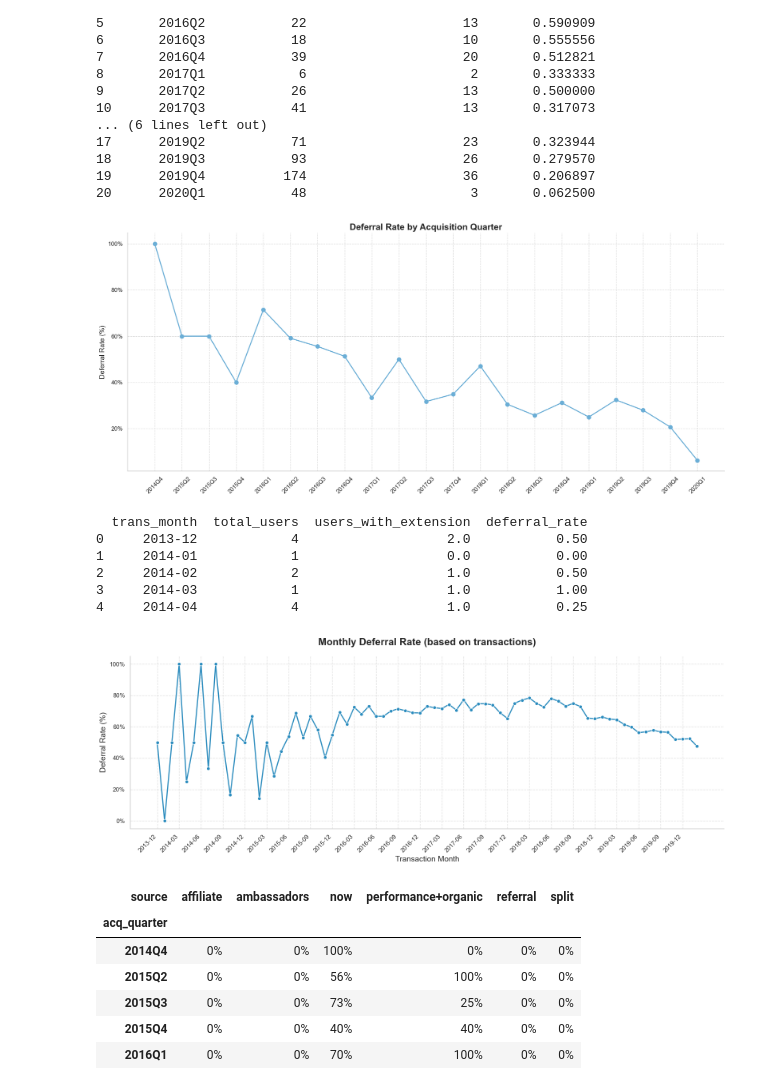
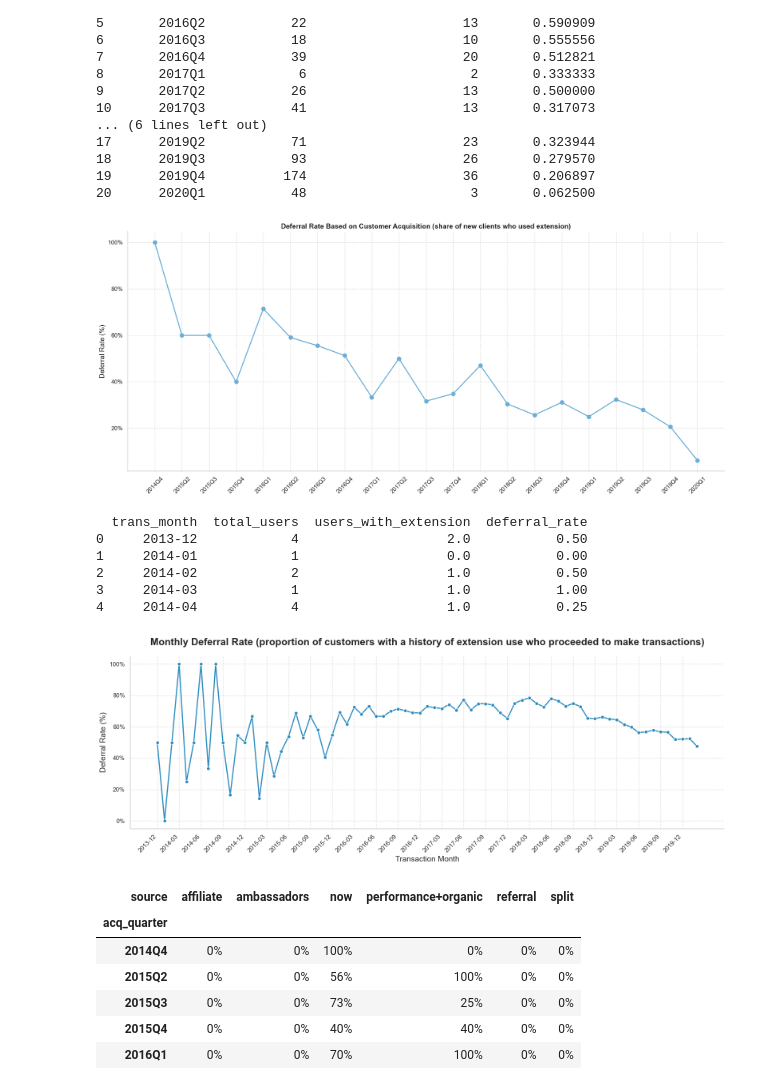
Before and after one commit to akorablov/Project_Twisto, a Jupyter notebook: twisto_project/4_Deferral_rate_analysis.ipynb, the cells around one changed output. Cells and saved outputs as stored; diff of their text form; code cells hidden in the pictures.

Commit message:
refined code and saved images

```diff
--- a/twisto_project/4_Deferral_rate_analysis.ipynb
+++ b/twisto_project/4_Deferral_rate_analysis.ipynb
@@ -175,7 +175,7 @@ plt.plot(
 )
 
 # Title and axis labels with larger fonts
-plt.title('Deferral Rate by Acquisition Quarter', fontsize=18, fontweight='bold')
+plt.title('Deferral Rate Based on Customer Acquisition (share of new clients who used extension)', fontsize=14, fontweight='bold')
 plt.xlabel('', fontsize=14)
 plt.ylabel('Deferral Rate (%)', fontsize=14)
 
@@ -191,7 +191,7 @@ sns.despine(top=True, right=True)
 plt.tight_layout()
 plt.show()
 # %% [output]
-[figure, old version]
+[figure, new version]
 # %%
 df_transactions['date_created'] = pd.to_datetime(df_transactions['date_created'], errors='coerce')
 df_transactions['trans_month'] = df_transactions['date_created'].dt.to_period('M')
@@ -232,35 +232,35 @@ plt.figure(figsize=(16,6))
 # Line chart for deferral rate
 sns.lineplot(
     data=monthly_deferral,
     x=monthly_deferral['trans_month'].astype(str),
     y='deferral_rate',
     marker='o',
     linewidth=2,
     markersize=6,
     color='#2b8cbe'
 )
 
 # Title and labels
-plt.title('Monthly Deferral Rate (based on transactions)', fontsize=18, fontweight='bold', pad=20)
+plt.title('Monthly Deferral Rate (proportion of customers with a history of extension use who proceeded to make transactions)', fontsize=18, fontweight='bold', pad=20)
 plt.ylabel('Deferral Rate (%)', fontsize=14)
 plt.xlabel('Transaction Month', fontsize=14)
 
 # X-axis: show only every 3rd month to avoid clutter
 plt.xticks(ticks=range(0, len(monthly_deferral), 3),
            labels=monthly_deferral['trans_month'].astype(str)[::3],
            rotation=45, ha='right', fontsize=11)
 
 # Format y-axis as %
 plt.gca().yaxis.set_major_formatter(PercentFormatter(xmax=1))
 
 # Grid & borders
 plt.grid(True, linestyle='--', alpha=0.6)
 sns.despine(top=True, right=True)
 
 plt.tight_layout()
 plt.show()
 # %% [output]
-[figure, old version]
+[figure, new version]
 # %%
 # Merge base and extension data
 df_merged = df_extension.merge(
```
Also changed, not shown: 3 other files.
